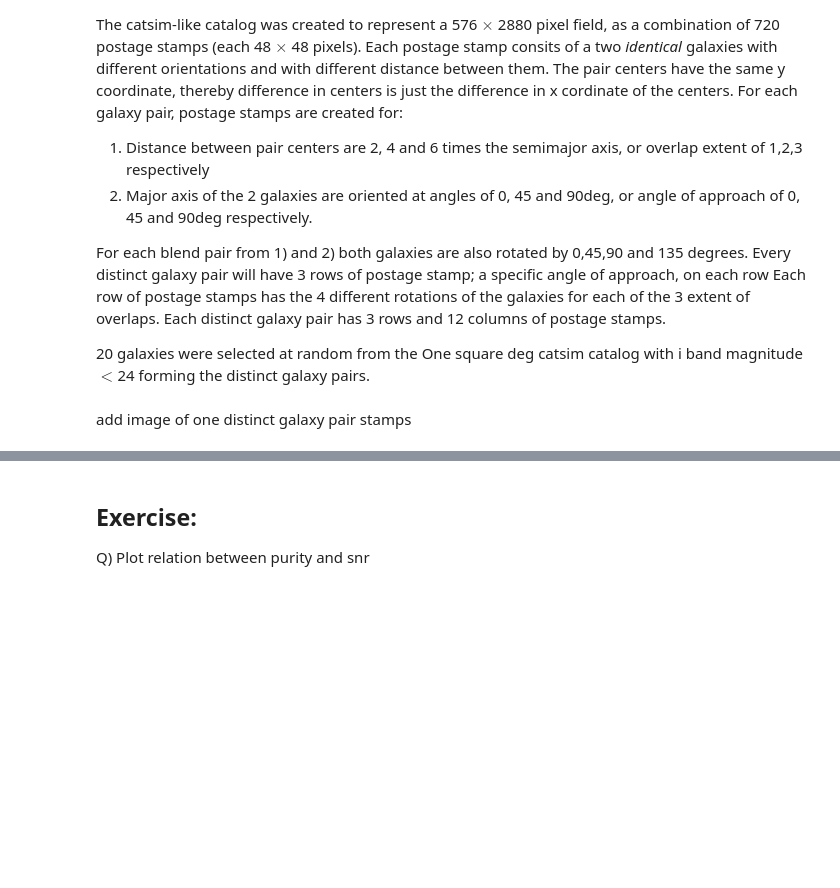
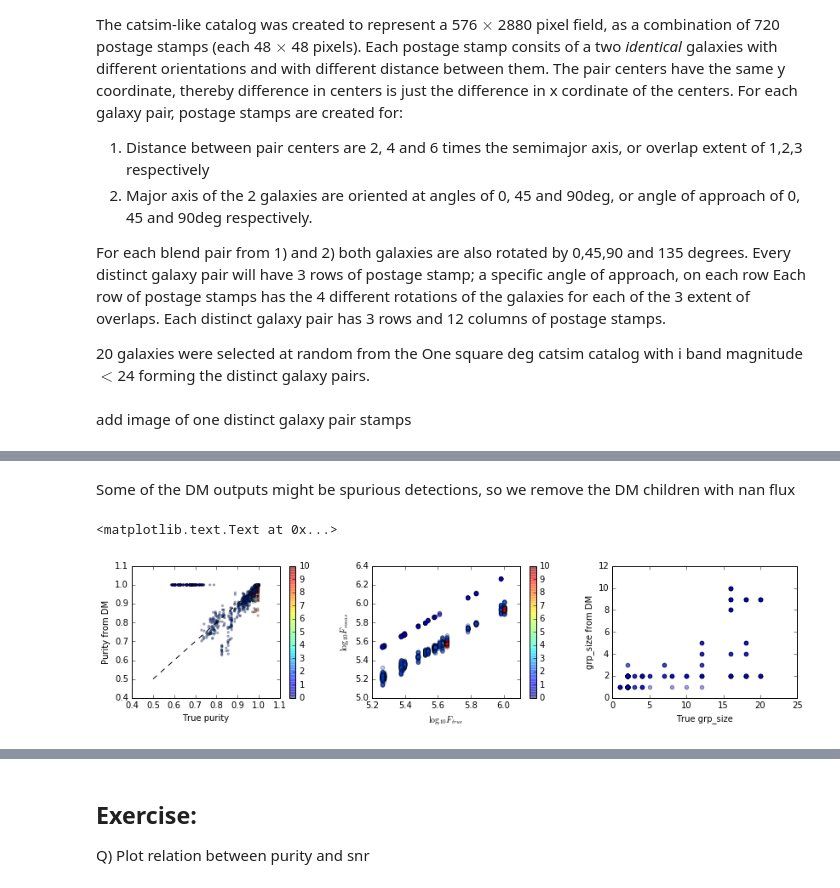
Before and after one commit to LSSTDESC/Blending_tutorial, a Jupyter notebook: Two_galaxy_blends_catalog.ipynb, the cells around one changed output, grey strips where cells are left out. Saved outputs shown, nothing was run; the diff lists cells and outputs as text; code cells hidden in the pictures; blank space fills up the shorter version.

```diff
--- a/Two_galaxy_blends_catalog.ipynb
+++ b/Two_galaxy_blends_catalog.ipynb
@@ -76 +151,3 @@ dm_all.add_column(col)
+# %% [markdown]
+Some of the DM outputs might be spurious detections, so we remove the DM children with nan flux
 # %%
@@ -87,34 +159,36 @@ print (f"Number of true matched detections is {len(select_dm)}")
 # %%
 plt.figure(figsize=[14,10])
 plt.subplot(3,3,1)
 c=['r', 'g', 'b', 'y', 'k', 'm', 'b', 'y', 'k', 'm']
 plt.scatter(wl_out['purity'][select_wldeb],
             dm_out['purity'][select_dm],
             c=dm_out["grp_size"][select_dm],
             vmin=0, vmax=10, alpha=0.3, s=5)
 plt.plot([0.5,1], [0.5,1], 'k--')
 plt.ylabel("Purity from DM")
 plt.xlabel("True purity")
 plt.colorbar()
 plt.subplot(3,3,2)
-plt.scatter(wl_out['flux'][select_wldeb],
-            dm_out['base_SdssShape_flux'][select_dm],
-           c=dm_out["grp_size"][select_dm],
+plt.scatter(np.log10(wl_out['flux'][select_wldeb]),
+            np.log10(dm_out['base_SdssShape_flux'][select_dm]),
+            c=dm_out["grp_size"][select_dm],
             vmin=0, vmax=10, alpha=0.3)
 plt.colorbar()
-plt.ylabel("Flux from DM")
-plt.xlabel("True Flux ")
-lims = np.array([np.min(dm_out['base_SdssShape_flux'][select_dm]),
-        np.max(dm_out['base_SdssShape_flux'][select_dm])])
-plt.xlim(lims)
-plt.ylim(lims)
-plt.plot(lims, lims, 'k--')
-plt.plot(lims, 2*lims, 'r--')
+plt.ylabel("$\log_{10}{F_{meas}}$")
+plt.xlabel("$\log_{10}{F_{true}}$ ")
+#lims = np.array([np.min(dm_out['base_SdssShape_flux'][select_dm]),
+#        np.max(dm_out['base_SdssShape_flux'][select_dm])])
+#plt.xlim(lims)
+#plt.ylim(lims)
+
 
 plt.subplot(3,3,3)
 plt.scatter(wl_out['grp_size'][select_wldeb],
             dm_out['grp_size'][select_dm],
             alpha=0.4)
 #plt.plot([0.5,1], [0.5,1], 'k--')
 plt.ylabel("grp_size from DM")
 plt.xlabel("True grp_size")
+# %% [output]
+<matplotlib.text.Text at 0x...>
+[figure, added]
```
Also changed, not shown: parts of 20 cells of this notebook.
